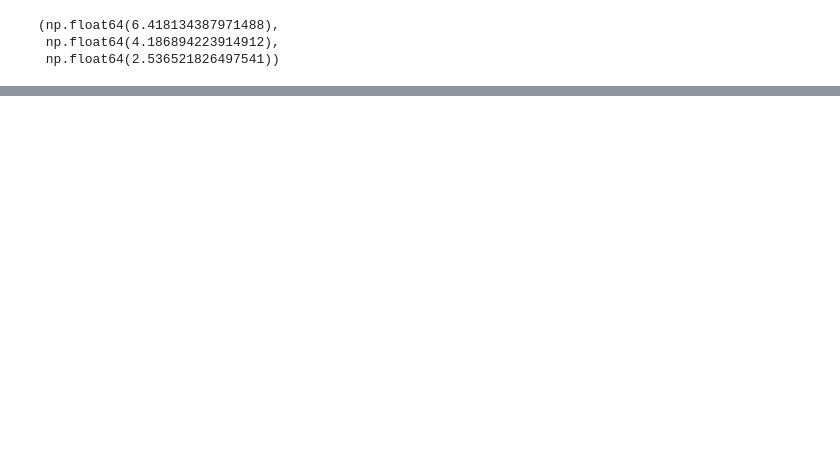
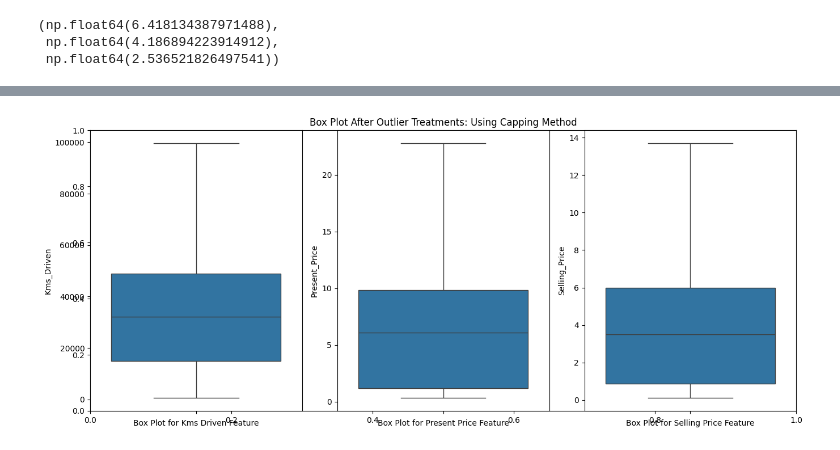
Before and after one commit to nikeshgamal24/Car-Price-Prediction-Project, a Jupyter notebook: Car_Price_Prediction_Regression_Project.ipynb, the cells around one changed output, grey strips where cells are left out. Cells and saved outputs as stored; diff of their text form; code cells hidden in the pictures; blank space fills up the shorter version.

```diff
--- a/Car_Price_Prediction_Regression_Project.ipynb
+++ b/Car_Price_Prediction_Regression_Project.ipynb
@@ -186,0 +255,22 @@ plt.show()
+# %%
+new_data_df_capped = data.copy()
+for feature in numerical_features:
+  if feature != 'Year' and feature != 'Owner':
+    q1 = new_data_df_capped[feature].quantile(0.25)
+    q3 = new_data_df_capped[feature].quantile(0.75)
+
+    iqr = q3 - q1
+
+    ## upper_limit and lower_limit values calculation
+    upper_limit = q3 + 1.5 * iqr
+    lower_limit = q1 - 1.5 * iqr
+
+    new_data_df_capped[feature] = np.where(
+        new_data_df_capped[feature] > upper_limit,
+        upper_limit,
+        np.where(
+            new_data_df_capped[feature] < lower_limit,
+            lower_limit,
+            new_data_df_capped[feature]
+        )
+    )
@@ -186,0 +336,20 @@ plt.show()
+# %%
+plt.figure(figsize=(14, 6))
+plt.title("Box Plot After Outlier Treatments: Using Capping Method")
+
+plt.subplot(1, 3, 1)
+sns.boxplot(new_data_df_capped["Kms_Driven"])
+plt.xlabel("Box Plot for Kms Driven Feature")
+
+plt.subplot(1, 3, 2)
+sns.boxplot(new_data_df_capped["Present_Price"])
+plt.xlabel("Box Plot for Present Price Feature")
+
+plt.subplot(1, 3, 3)
+sns.boxplot(new_data_df_capped["Selling_Price"])
+plt.xlabel("Box Plot for Selling Price Feature")
+
+plt.tight_layout()
+plt.show()
+# %% [output]
+[figure, added]
```
Also changed, not shown: parts of 14 cells of this notebook.
